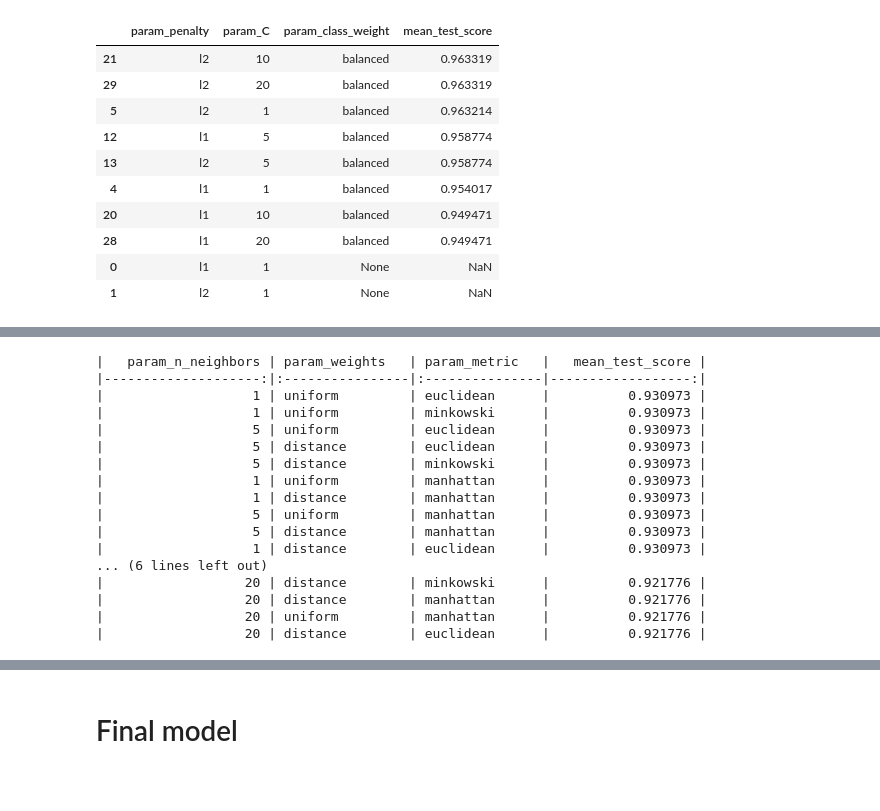
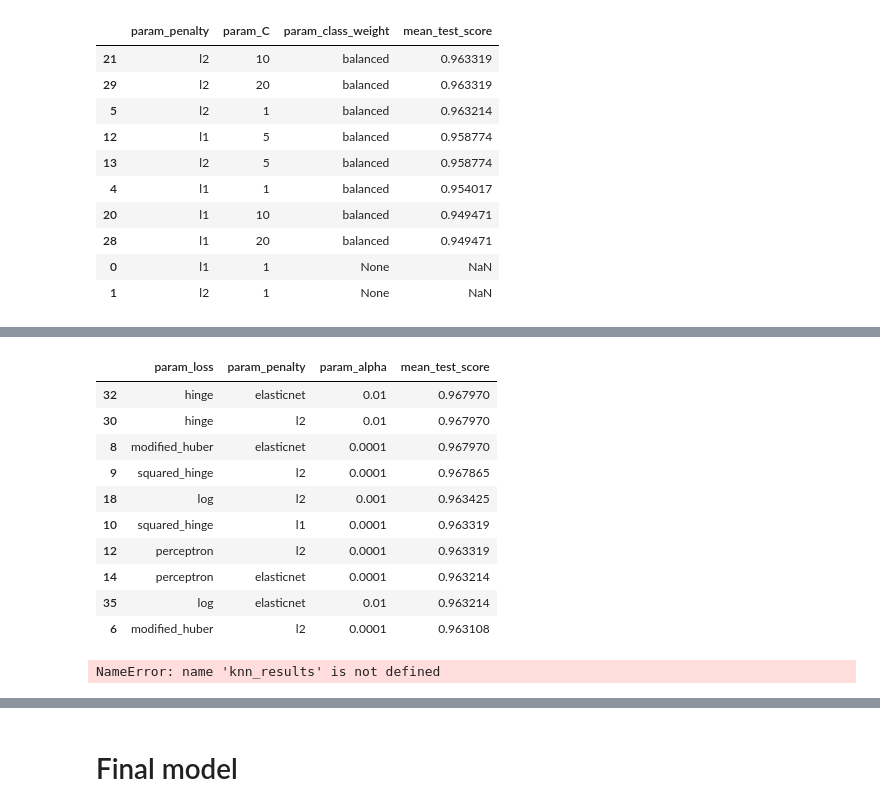
Before and after one commit to hoverslam/ml-projects, a Jupyter notebook: voting/voting.ipynb, the cells around one changed output, grey strips where cells are left out. Cells and saved outputs as stored; diff of their text form; code cells hidden in the pictures; blank space fills up the shorter version.

```diff
--- a/voting/voting.ipynb
+++ b/voting/voting.ipynb
@@ -296,0 +298,7 @@ logreg_results.sort_values(["mean_test_score"], ascending=False).head(10)
+# %%
+parameters = {
+    "loss":["hinge", "log", "modified_huber", "squared_hinge", "perceptron"],
+    "penalty":["l2", "l1", "elasticnet"],
+    "alpha":[0.0001, 0.001, 0.01]}
+sgd = GridSearchCV(SGDClassifier(), parameters, cv=cv, verbose=verbose)
+sgd.fit(X_enc, y)
@@ -297,20 +313,22 @@ logreg_results.sort_values(["mean_test_score"], ascending=False).head(10)
+# %%
+sgd_results = pd.DataFrame(sgd.cv_results_)
+sgd_results = sgd_results[["param_loss", "param_penalty", "param_alpha", "mean_test_score"]]
+sgd_results.sort_values(["mean_test_score"], ascending=False).head(10)
+# %% [output]
+|  | param_loss | param_penalty | param_alpha | mean_test_score |
+| 32 | hinge | elasticnet | 0.01 | 0.967970 |
+| 30 | hinge | l2 | 0.01 | 0.967970 |
+| 8 | modified_huber | elasticnet | 0.0001 | 0.967970 |
+| 9 | squared_hinge | l2 | 0.0001 | 0.967865 |
+| 18 | log | l2 | 0.001 | 0.963425 |
+| 10 | squared_hinge | l1 | 0.0001 | 0.963319 |
+| 12 | perceptron | l2 | 0.0001 | 0.963319 |
+| 14 | perceptron | elasticnet | 0.0001 | 0.963214 |
+| 35 | log | elasticnet | 0.01 | 0.963214 |
+| 6 | modified_huber | l2 | 0.0001 | 0.963108 |
 # %%
-print(knn_results.sort_values(["mean_test_score"], ascending=False).head(20).to_markdown(index=False))
+# convert results in markdown table
+result = knn_results
+print(result.sort_values(["mean_test_score"], ascending=False).head(20).to_markdown(index=False))
 # %% [output]
-|   param_n_neighbors | param_weights   | param_metric   |   mean_test_score |
-|--------------------:|:----------------|:---------------|------------------:|
-|                   1 | uniform         | euclidean      |          0.930973 |
-|                   1 | uniform         | minkowski      |          0.930973 |
-|                   5 | uniform         | euclidean      |          0.930973 |
-|                   5 | distance        | euclidean      |          0.930973 |
-|                   5 | distance        | minkowski      |          0.930973 |
-|                   1 | uniform         | manhattan      |          0.930973 |
-|                   1 | distance        | manhattan      |          0.930973 |
-|                   5 | uniform         | manhattan      |          0.930973 |
-|                   5 | distance        | manhattan      |          0.930973 |
-|                   1 | distance        | euclidean      |          0.930973 |
-... (6 lines left out)
-|                  20 | distance        | minkowski      |          0.921776 |
-|                  20 | distance        | manhattan      |          0.921776 |
-|                  20 | uniform         | manhattan      |          0.921776 |
-|                  20 | distance        | euclidean      |          0.921776 |
+NameError: name 'knn_results' is not defined
```
Also changed, not shown: parts of 8 cells of this notebook.
